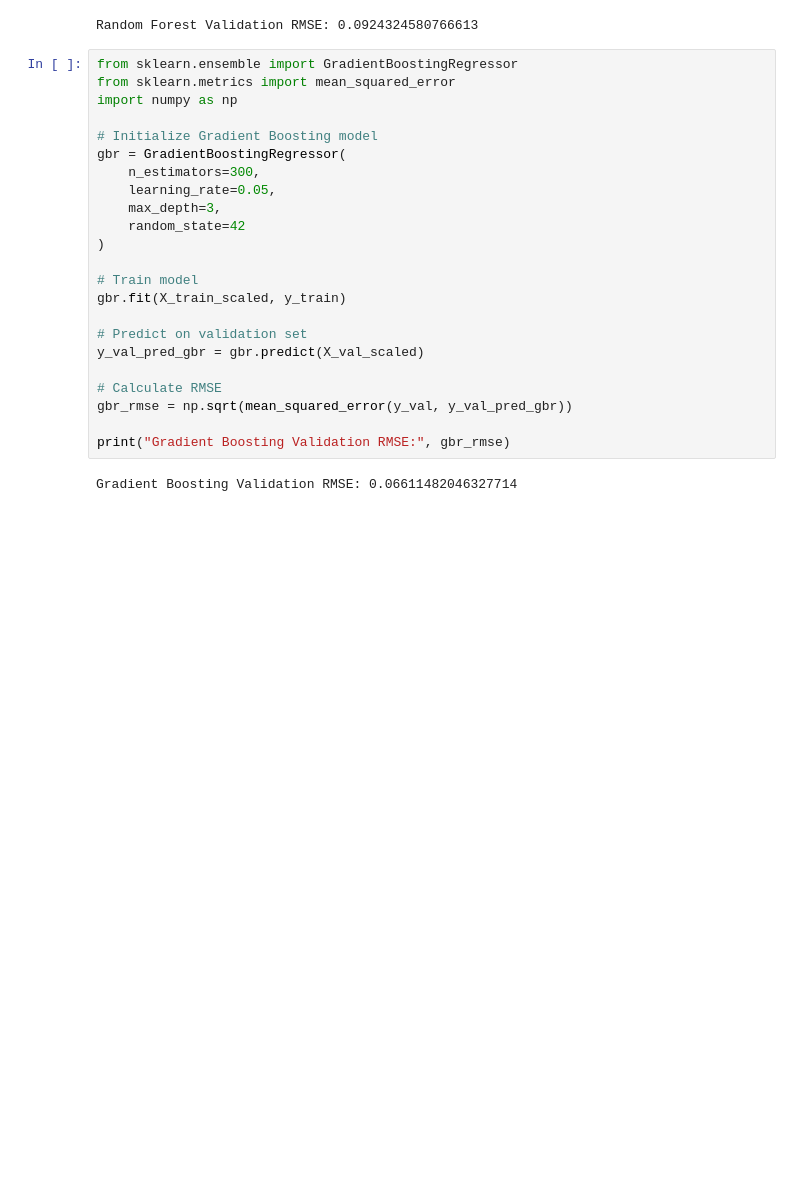
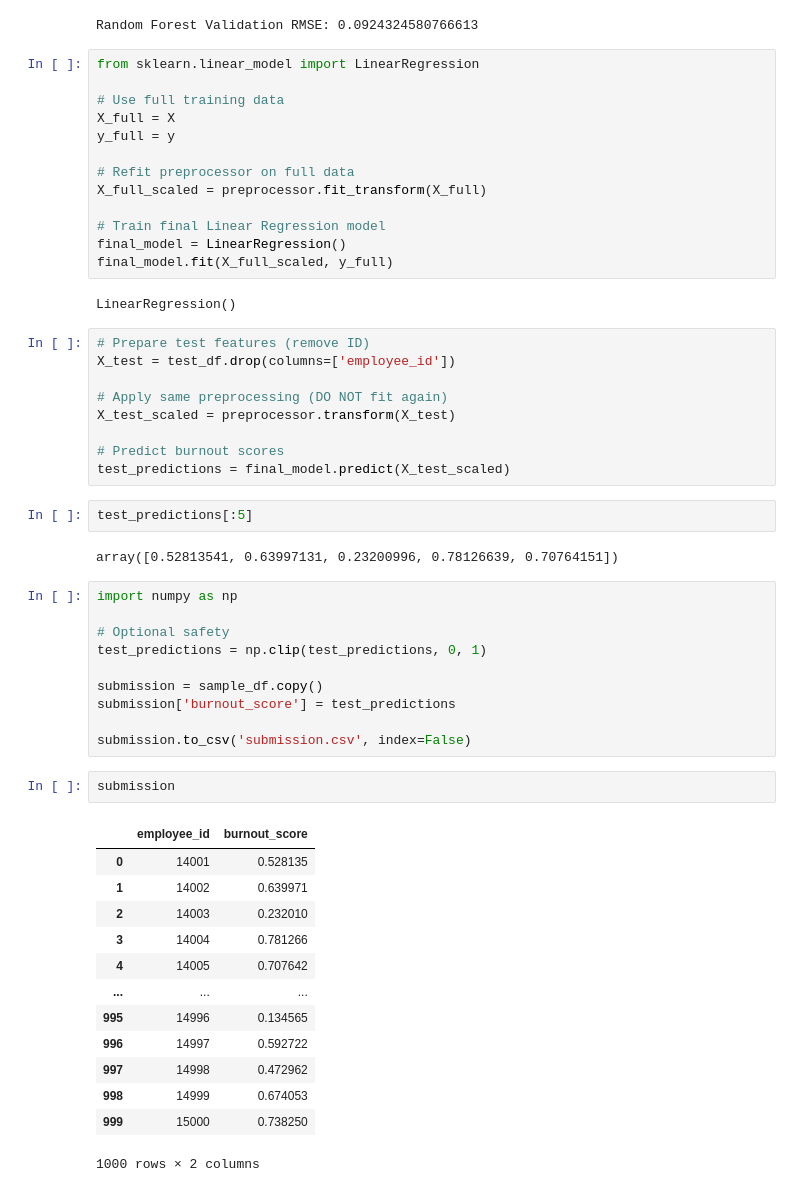
Before and after one commit to anmolsri977/Python-libraries, a Jupyter notebook: notebook60f9af98de.ipynb, the cells around one changed output. Saved outputs shown, nothing was run; the diff lists cells and outputs as text; blank space fills up the shorter version.

```diff
--- a/notebook60f9af98de.ipynb
+++ b/notebook60f9af98de.ipynb
@@ -281,28 +281,57 @@ rf_rmse = np.sqrt(mean_squared_error(y_val, y_val_pred_rf))
 print("Random Forest Validation RMSE:", rf_rmse)
 # %% [output]
 Random Forest Validation RMSE: 0.0924324580766613
-# %%
-from sklearn.ensemble import GradientBoostingRegressor
-from sklearn.metrics import mean_squared_error
-import numpy as np
-
-# Initialize Gradient Boosting model
-gbr = GradientBoostingRegressor(
-    n_estimators=300,
-    learning_rate=0.05,
-    max_depth=3,
-    random_state=42
-)
-
-# Train model
-gbr.fit(X_train_scaled, y_train)
-
-# Predict on validation set
-y_val_pred_gbr = gbr.predict(X_val_scaled)
-
-# Calculate RMSE
-gbr_rmse = np.sqrt(mean_squared_error(y_val, y_val_pred_gbr))
-
-print("Gradient Boosting Validation RMSE:", gbr_rmse)
-# %% [output]
-Gradient Boosting Validation RMSE: 0.06611482046327714
+# %%
+from sklearn.linear_model import LinearRegression
+
+# Use full training data
+X_full = X
+y_full = y
+
+# Refit preprocessor on full data
+X_full_scaled = preprocessor.fit_transform(X_full)
+
+# Train final Linear Regression model
+final_model = LinearRegression()
+final_model.fit(X_full_scaled, y_full)
+# %% [output]
+LinearRegression()
+# %%
+# Prepare test features (remove ID)
+X_test = test_df.drop(columns=['employee_id'])
+
+# Apply same preprocessing (DO NOT fit again)
+X_test_scaled = preprocessor.transform(X_test)
+
+# Predict burnout scores
+test_predictions = final_model.predict(X_test_scaled)
+# %%
+test_predictions[:5]
+# %% [output]
+array([0.52813541, 0.63997131, 0.23200996, 0.78126639, 0.70764151])
+# %%
+import numpy as np
+
+# Optional safety
+test_predictions = np.clip(test_predictions, 0, 1)
+
+submission = sample_df.copy()
+submission['burnout_score'] = test_predictions
+
+submission.to_csv('submission.csv', index=False)
+# %%
+submission
+# %% [output]
+|  | employee_id | burnout_score |
+| 0 | 14001 | 0.528135 |
+| 1 | 14002 | 0.639971 |
+| 2 | 14003 | 0.232010 |
+| 3 | 14004 | 0.781266 |
+| 4 | 14005 | 0.707642 |
+| ... | ... | ... |
+| 995 | 14996 | 0.134565 |
+| 996 | 14997 | 0.592722 |
+| 997 | 14998 | 0.472962 |
+| 998 | 14999 | 0.674053 |
+| 999 | 15000 | 0.738250 |
+1000 rows × 2 columns
```
Also changed, not shown: parts of 1 cell of this notebook.
